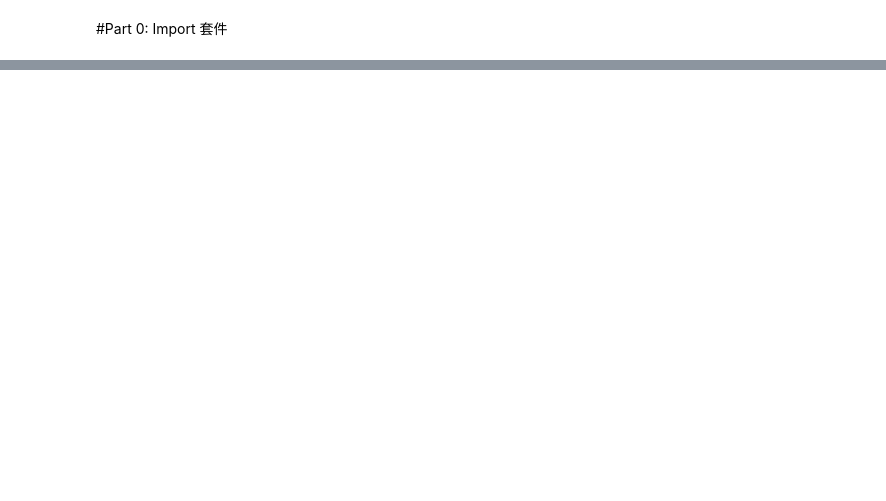
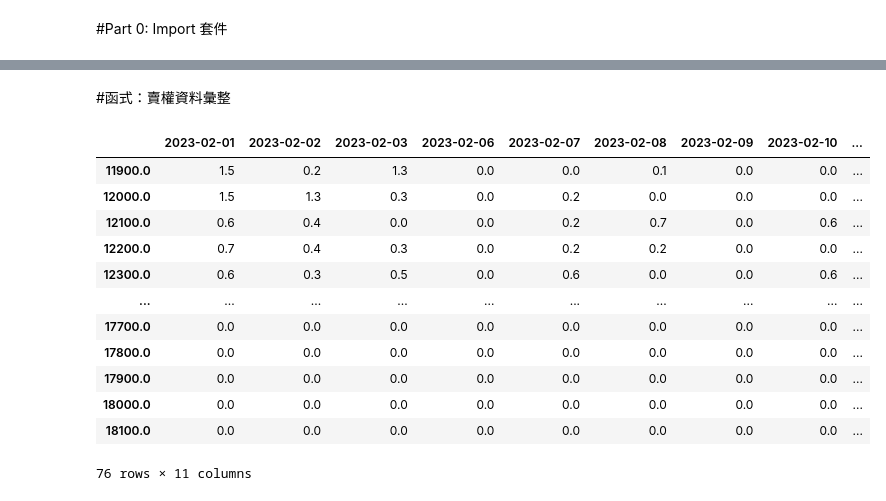
Before and after one commit to SamuelLiuCh/Options, a Jupyter notebook: 波動率預測模型.ipynb, the cells around one changed output, grey strips where cells are left out. Saved outputs shown, nothing was run; the diff lists cells and outputs as text; code cells hidden in the pictures; blank space fills up the shorter version.

```diff
--- a/波動率預測模型.ipynb
+++ b/波動率預測模型.ipynb
@@ -653,0 +246,27 @@ fig.show()
+# %% [markdown]
+#函式：賣權資料彙整
+# %%
+def get_put_option1(df,dd='202302  '):
+    put_df = df.loc[(df['到期月份(週別)'] == dd) & \
+                (df['買賣權'] == '賣權') & \
+                (df['交易時段'] == '一般')]
+
+    # 取得 dataframe index
+    index = put_df['履約價'].unique()
+    idx = np.sort(index)
+
+    # 取得 dataframe 欄位名稱
+    dates = put_df['交易日期'].unique()
+
+    # 建立 dataframe 包含 index 與欄位名稱
+    put_t_df = pd.DataFrame(index = idx, columns = list(dates))
+
+    # 取出各日期的未沖銷契約數 依序放入 dataframe 中
+    for col in put_t_df.columns:
+        put_t_df[col] = put_df.loc[put_df['交易日期'] == col].set_index('履約價')['收盤價']
+
+    #空值填入 0
+    put_t_df = put_t_df.replace({'-':0})
+    put_t_df = put_t_df.fillna(0)
+
+    return put_t_df
@@ -653,0 +323,20 @@ fig.show()
+# %%
+put1 = get_put_option1(df=option)
+put2 = get_put_option2(df=option)
+put3 = get_put_option3(df=option)
+# %%
+put1
+# %% [output]
+|  | 2023-02-01 | 2023-02-02 | 2023-02-03 | 2023-02-06 | 2023-02-07 | 2023-02-08 | 2023-02-09 | 2023-02-10 | ... |
+| 11900.0 | 1.5 | 0.2 | 1.3 | 0.0 | 0.0 | 0.1 | 0.0 | 0.0 | ... |
+| 12000.0 | 1.5 | 1.3 | 0.3 | 0.0 | 0.2 | 0.0 | 0.0 | 0.0 | ... |
+| 12100.0 | 0.6 | 0.4 | 0.0 | 0.0 | 0.2 | 0.7 | 0.0 | 0.6 | ... |
+| 12200.0 | 0.7 | 0.4 | 0.3 | 0.0 | 0.2 | 0.2 | 0.0 | 0.0 | ... |
+| 12300.0 | 0.6 | 0.3 | 0.5 | 0.0 | 0.6 | 0.0 | 0.0 | 0.6 | ... |
+| ... | ... | ... | ... | ... | ... | ... | ... | ... | ... |
+| 17700.0 | 0.0 | 0.0 | 0.0 | 0.0 | 0.0 | 0.0 | 0.0 | 0.0 | ... |
+| 17800.0 | 0.0 | 0.0 | 0.0 | 0.0 | 0.0 | 0.0 | 0.0 | 0.0 | ... |
+| 17900.0 | 0.0 | 0.0 | 0.0 | 0.0 | 0.0 | 0.0 | 0.0 | 0.0 | ... |
+| 18000.0 | 0.0 | 0.0 | 0.0 | 0.0 | 0.0 | 0.0 | 0.0 | 0.0 | ... |
+| 18100.0 | 0.0 | 0.0 | 0.0 | 0.0 | 0.0 | 0.0 | 0.0 | 0.0 | ... |
+76 rows × 11 columns
```
Also changed, not shown: parts of 71 cells of this notebook.
